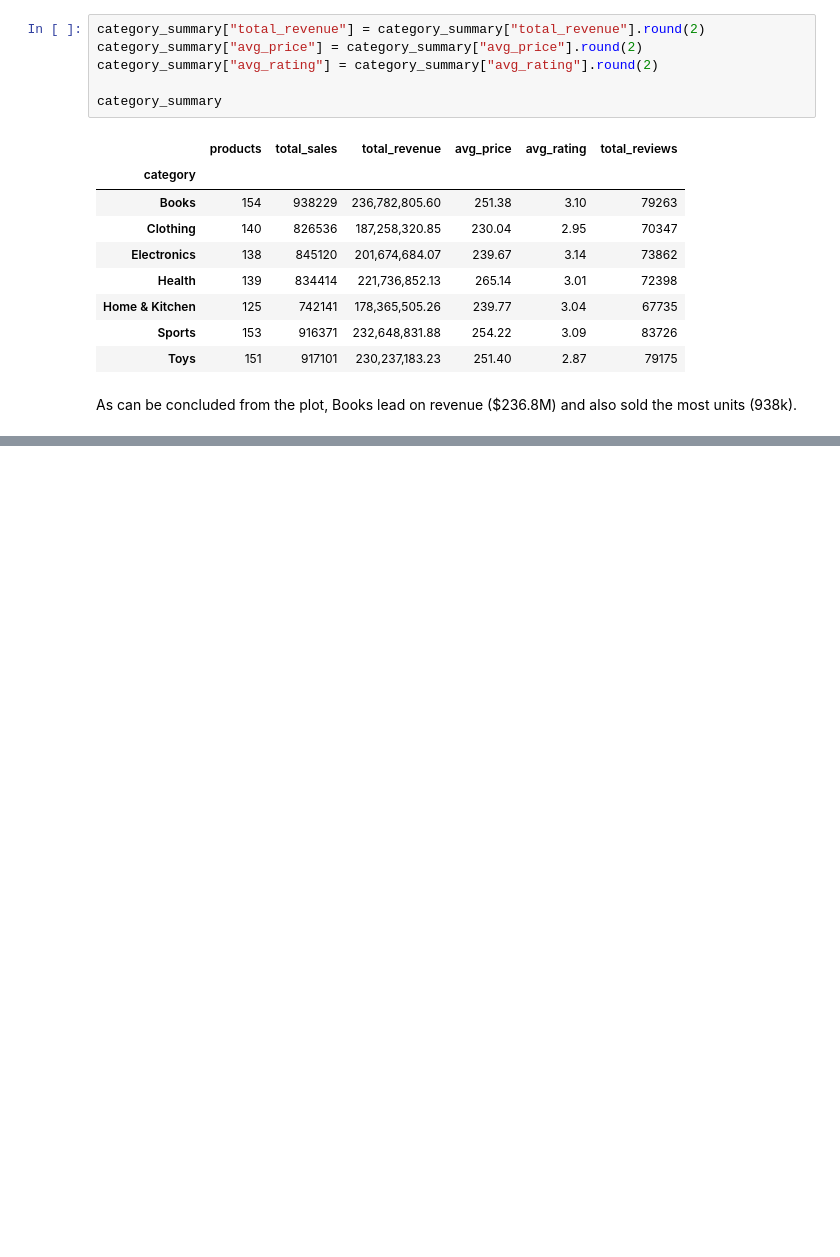
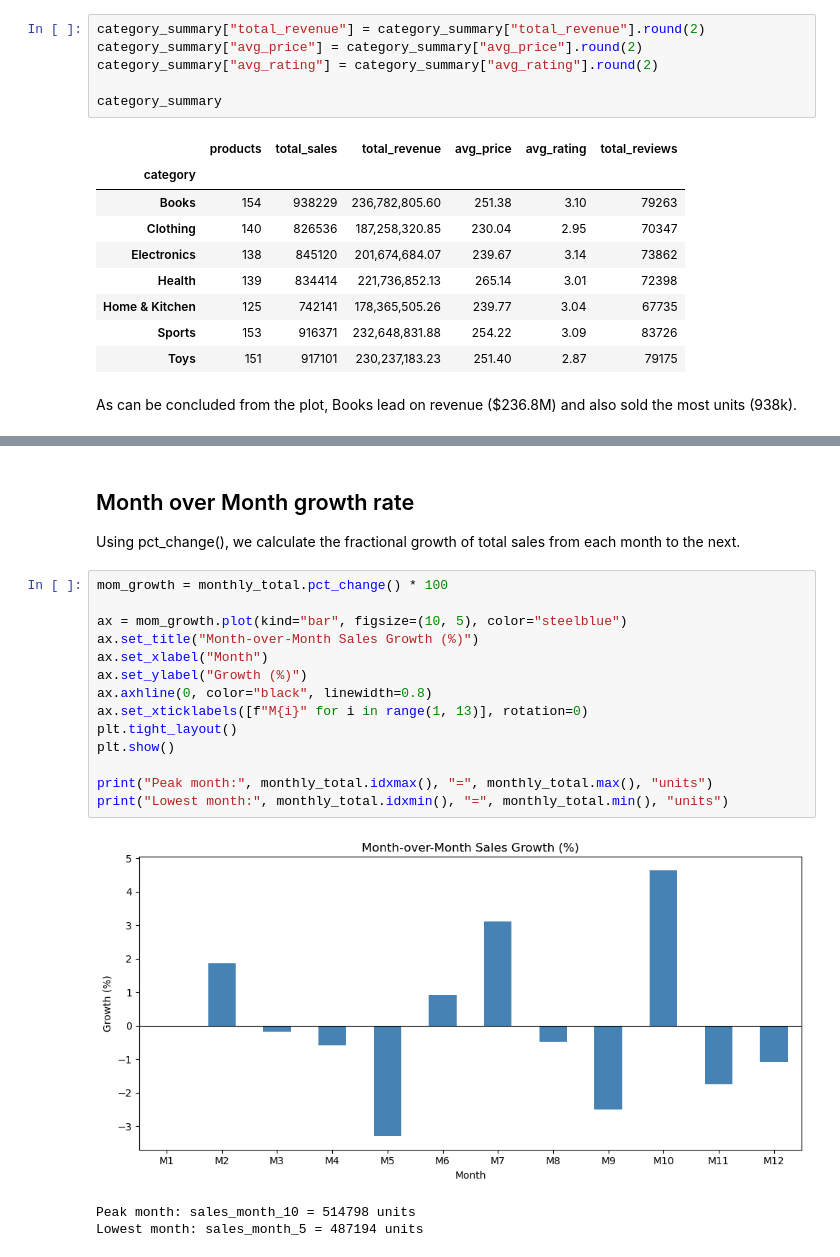
Before and after one commit to elahemrtz/ecommerce-sales-analysis, a Jupyter notebook: notebooks/01_eda.ipynb, the cells around one changed output, grey strips where cells are left out. Saved outputs shown, nothing was run; the diff lists cells and outputs as text; blank space fills up the shorter version.

```diff
--- a/notebooks/01_eda.ipynb
+++ b/notebooks/01_eda.ipynb
@@ -264,0 +358,21 @@ As can be concluded from the plot, Books lead on revenue ($236.8M) and also sold
+# %% [markdown]
+## Month over Month growth rate
+Using pct_change(), we calculate the fractional growth of total sales from each month to the next.
+# %%
+mom_growth = monthly_total.pct_change() * 100
+
+ax = mom_growth.plot(kind="bar", figsize=(10, 5), color="steelblue")
+ax.set_title("Month-over-Month Sales Growth (%)")
+ax.set_xlabel("Month")
+ax.set_ylabel("Growth (%)")
+ax.axhline(0, color="black", linewidth=0.8)
+ax.set_xticklabels([f"M{i}" for i in range(1, 13)], rotation=0)
+plt.tight_layout()
+plt.show()
+
+print("Peak month:", monthly_total.idxmax(), "=", monthly_total.max(), "units")
+print("Lowest month:", monthly_total.idxmin(), "=", monthly_total.min(), "units")
+# %% [output]
+[figure, added]
+Peak month: sales_month_10 = 514798 units
+Lowest month: sales_month_5 = 487194 units
```
Also changed, not shown: parts of 19 cells of this notebook.
